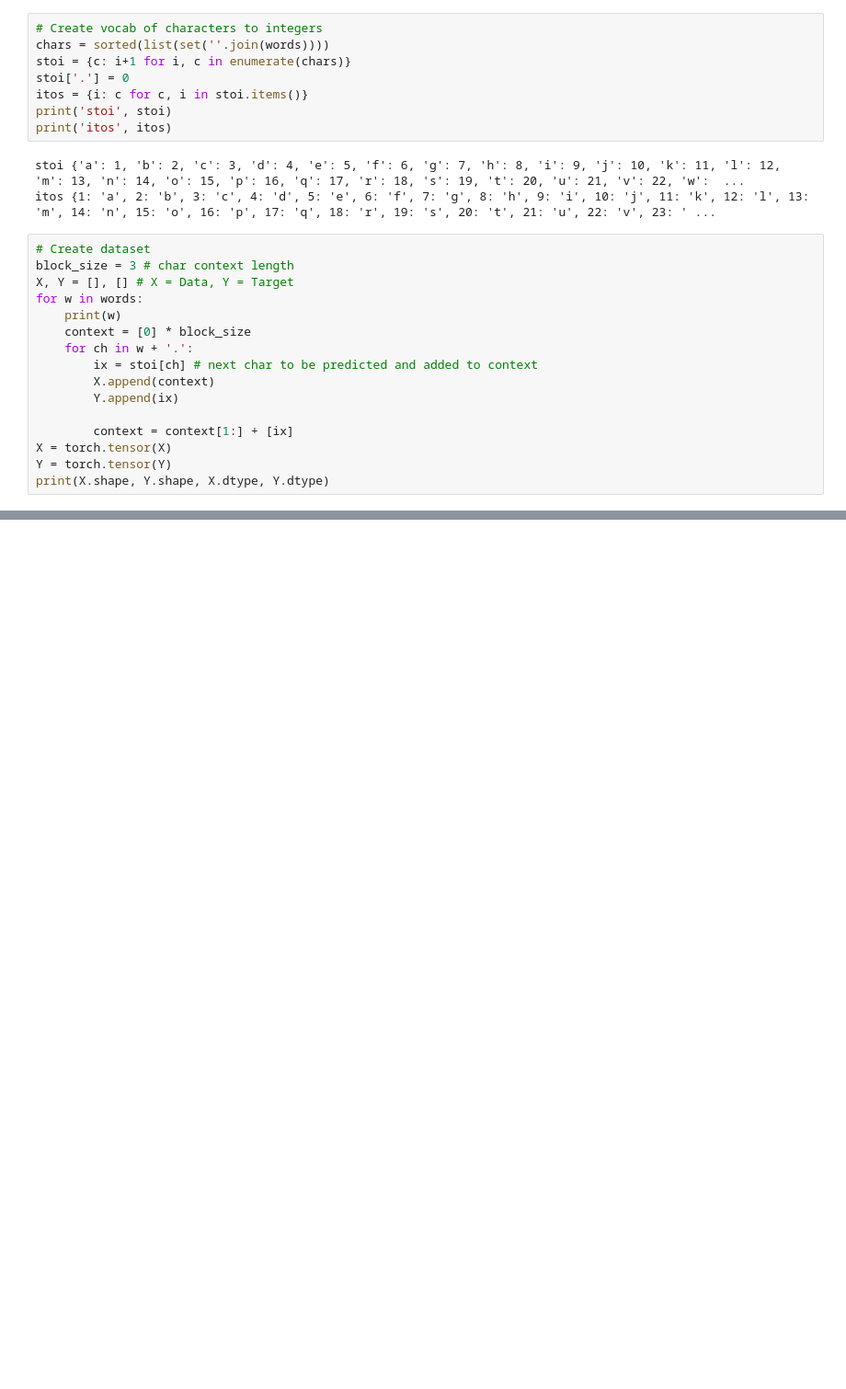
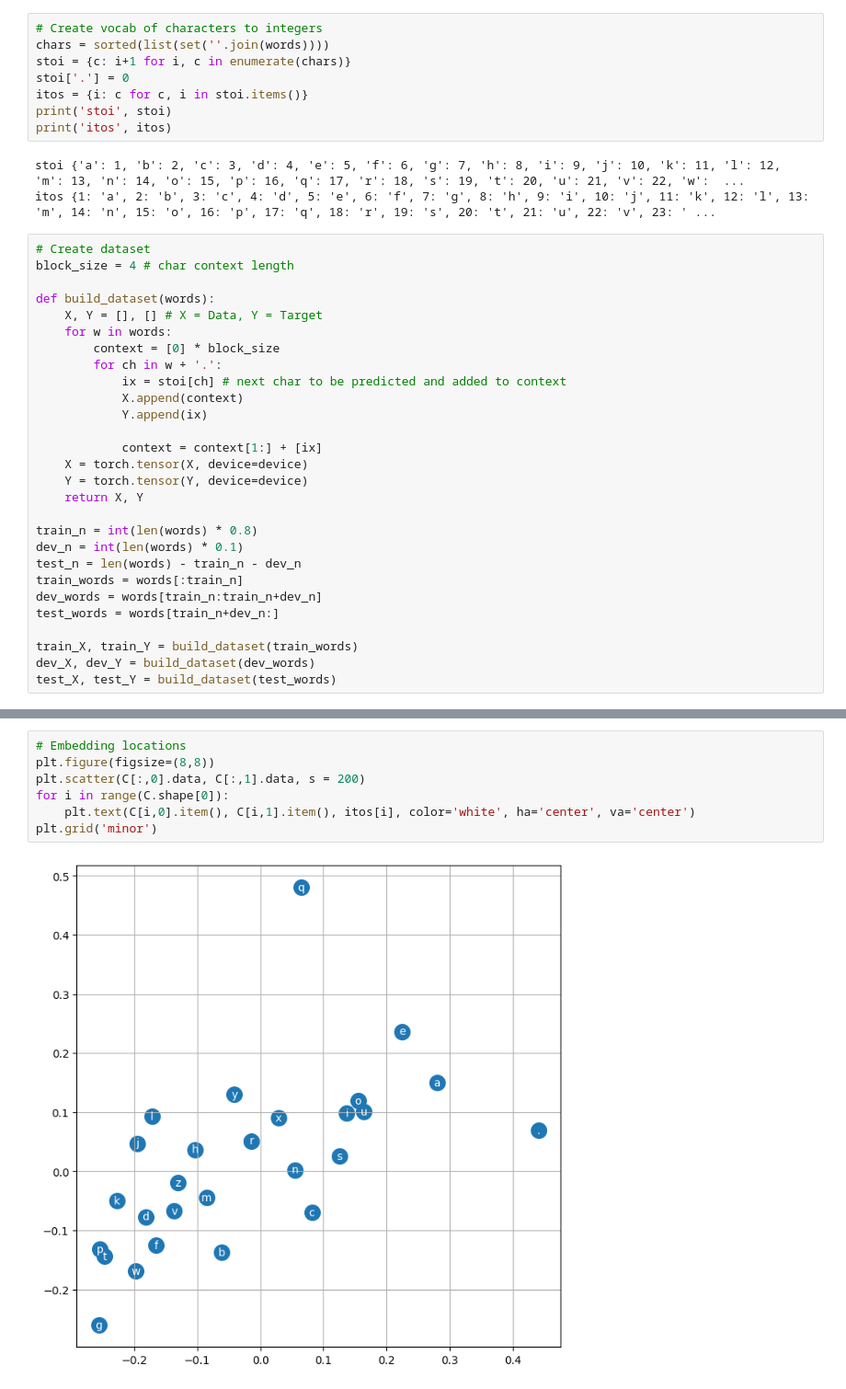
Before and after one commit to michaelliangau/ai, a Jupyter notebook: projects/makemore/makemore_pt2_bengio.ipynb, the cells around one changed output, grey strips where cells are left out. Shown: that part at 92% size. Drawn from its saved outputs; the diff is of its cells as text; blank space fills up the shorter version.

```diff
--- a/projects/makemore/makemore_pt2_bengio.ipynb
+++ b/projects/makemore/makemore_pt2_bengio.ipynb
@@ -28,17 +36,29 @@ stoi {'a': 1, 'b': 2, 'c': 3, 'd': 4, 'e': 5, 'f': 6, 'g': 7, 'h': 8, 'i': 9, 'j
 itos {1: 'a', 2: 'b', 3: 'c', 4: 'd', 5: 'e', 6: 'f', 7: 'g', 8: 'h', 9: 'i', 10: 'j', 11: 'k', 12: 'l', 13: 'm', 14: 'n', 15: 'o', 16: 'p', 17: 'q', 18: 'r', 19: 's', 20: 't', 21: 'u', 22: 'v', 23: ' ...
 # %%
 # Create dataset
-block_size = 3 # char context length
-X, Y = [], [] # X = Data, Y = Target
-for w in words:
-    print(w)
-    context = [0] * block_size
-    for ch in w + '.':
-        ix = stoi[ch] # next char to be predicted and added to context
-        X.append(context)
-        Y.append(ix)
+block_size = 4 # char context length
 
-        context = context[1:] + [ix]
-X = torch.tensor(X)
-Y = torch.tensor(Y)
-print(X.shape, Y.shape, X.dtype, Y.dtype)
+def build_dataset(words):
+    X, Y = [], [] # X = Data, Y = Target
+    for w in words:
+        context = [0] * block_size
+        for ch in w + '.':
+            ix = stoi[ch] # next char to be predicted and added to context
+            X.append(context)
+            Y.append(ix)
+
+            context = context[1:] + [ix]
+    X = torch.tensor(X, device=device)
+    Y = torch.tensor(Y, device=device)
+    return X, Y
+
+train_n = int(len(words) * 0.8)
+dev_n = int(len(words) * 0.1)
+test_n = len(words) - train_n - dev_n
+train_words = words[:train_n]
+dev_words = words[train_n:train_n+dev_n]
+test_words = words[train_n+dev_n:]
+
+train_X, train_Y = build_dataset(train_words)
+dev_X, dev_Y = build_dataset(dev_words)
+test_X, test_Y = build_dataset(test_words)
@@ -163,0 +199,9 @@ plt.plot(lri, lossi)
+# %%
+# Embedding locations
+plt.figure(figsize=(8,8))
+plt.scatter(C[:,0].data, C[:,1].data, s = 200)
+for i in range(C.shape[0]):
+    plt.text(C[i,0].item(), C[i,1].item(), itos[i], color='white', ha='center', va='center')
+plt.grid('minor')
+# %% [output]
+[figure, added]
```
Also changed, not shown: parts of 7 cells of this notebook.
